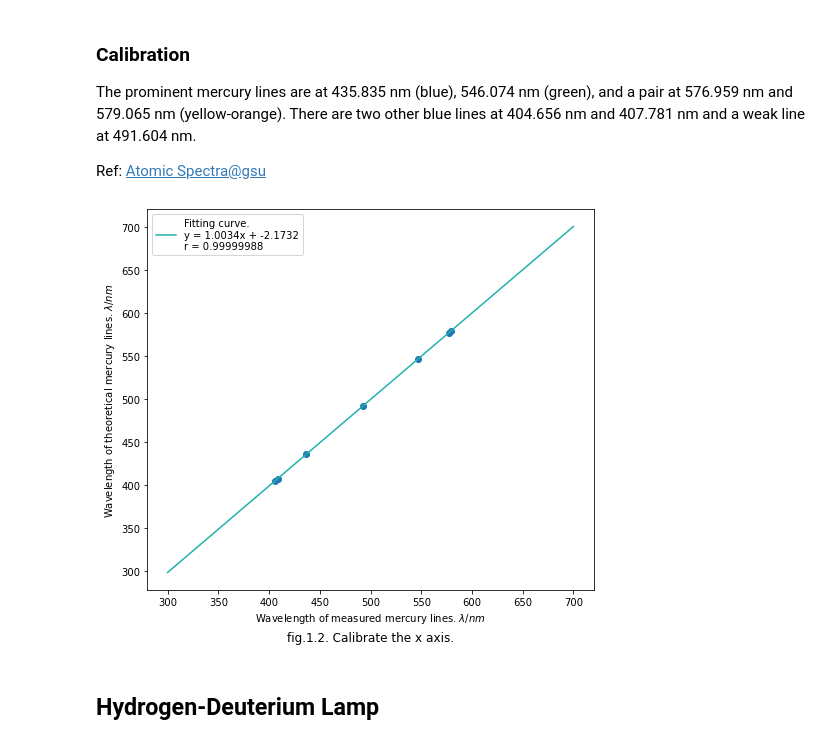
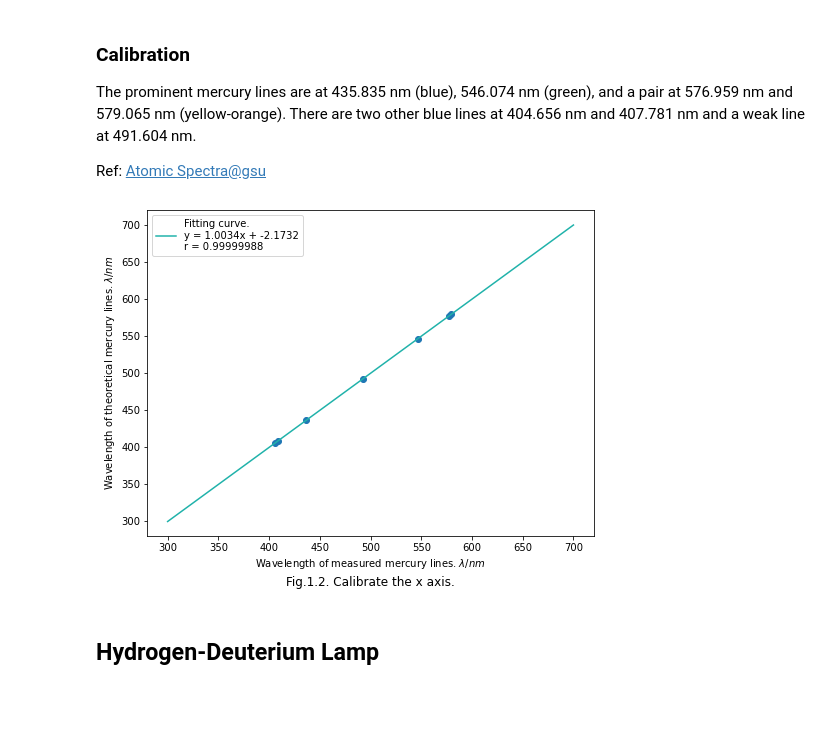
Before and after one commit to Zweig-Wong/SYSU-PHY-EXP, a Jupyter notebook: C3.1-Atomic_emission_spectra/C3.1-Atomic_emission_spectra.ipynb, the cells around one changed output. Saved outputs shown, nothing was run; the diff lists cells and outputs as text; code cells hidden in the pictures; blank space fills up the shorter version.

```diff
--- a/C3.1-Atomic_emission_spectra/C3.1-Atomic_emission_spectra.ipynb
+++ b/C3.1-Atomic_emission_spectra/C3.1-Atomic_emission_spectra.ipynb
@@ -98,26 +98,26 @@ Ref: [Atomic Spectra@gsu](http://hyperphysics.phy-astr.gsu.edu/hbase/quantum/ats
 # %%
 Mer_the = np.array([404.656, 407.781, 435.835, 491.604, 546.074, 576.959, 579.065])
 
 scale_func = np.polyfit(Mer_line[1:], Mer_the, deg=1)
 exp_dns = np.linspace(300, 700, 50)
 the_reg = np.polyval(scale_func, exp_dns)
 
 r = np.corrcoef(Mer_line[1:], Mer_the)[0,1]
 
 A1, A2 = tuple(scale_func)
 
-plt.figure(figsize= (8,7))
+plt.figure(figsize= (8,6))
 plt.scatter(Mer_line[1:], Mer_the)
 plt.plot(exp_dns, the_reg, color='lightseagreen',
                           label='Fitting curve. \ny = {:.4f}x + {:.4f}\nr = {:.8f}'
                           .format(A1, A2, r))
 plt.legend()
 plt.xlabel('Wavelength of measured mercury lines. $\lambda /nm$')
 plt.ylabel('Wavelength of theoretical mercury lines. $\lambda /nm$')
-plt.title('fig.1.2. Calibrate the x axis.', y=-0.15)
-plt.savefig(r'C3.1-Output\fig.1.2.png', bbox_inches = 'tight', dpi=300)
+plt.title('Fig.1.2. Calibrate the x axis.', y=-0.17)
+plt.savefig(r'C3.1-Output\Fig.1.2.png', bbox_inches = 'tight', dpi=300)
 # %% [output]
-[figure, old version]
+[figure, new version]
 # %% [markdown]
 ## Hydrogen-Deuterium Lamp
 # %%
```
Also changed, not shown: parts of 1 cell of this notebook, 23 other files.
